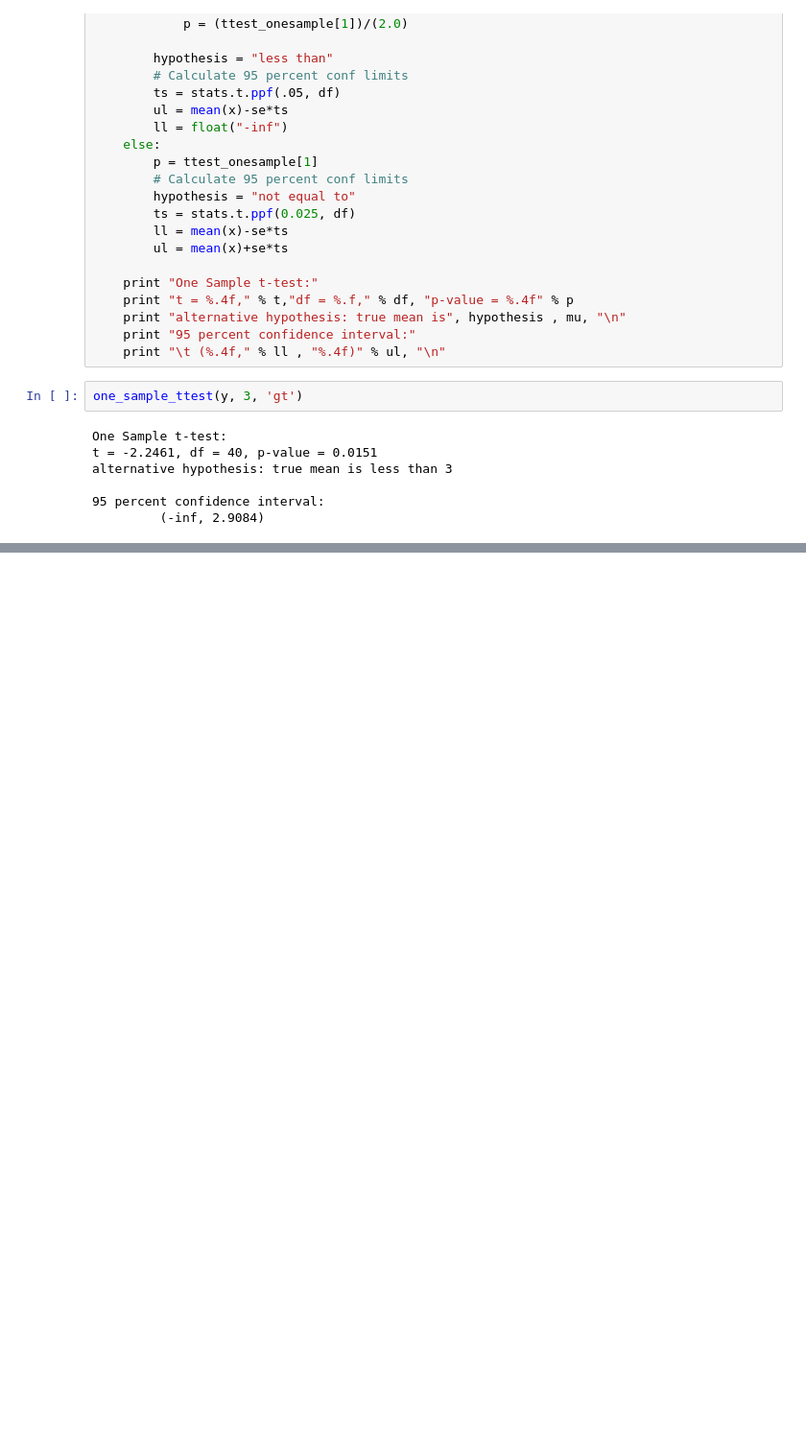
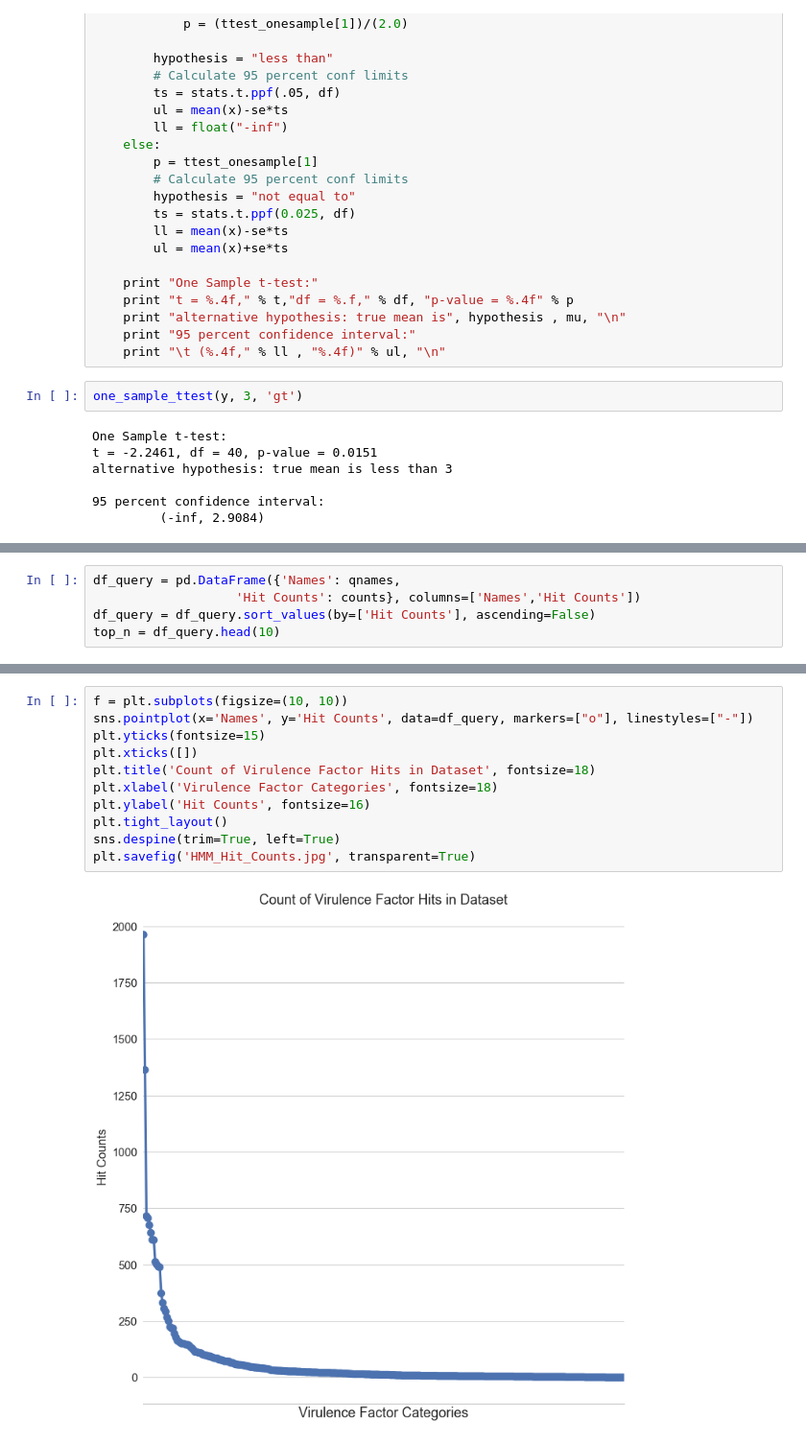
Before and after one commit to glickmac/VF_HMM, a Jupyter notebook: Virulence_HMMs/HMM_Paser.ipynb, the cells around one changed output, grey strips where cells are left out. Shown: that part at 96% size. Drawn from its saved outputs; the diff is of its cells as text; blank space fills up the shorter version.

```diff
--- a/Virulence_HMMs/HMM_Paser.ipynb
+++ b/Virulence_HMMs/HMM_Paser.ipynb
@@ -453,0 +564,5 @@ ValueError: invalid literal for int() with base 16: 'Z1'
+# %%
+df_query = pd.DataFrame({'Names': qnames,
+                   'Hit Counts': counts}, columns=['Names','Hit Counts'])
+df_query = df_query.sort_values(by=['Hit Counts'], ascending=False)
+top_n = df_query.head(10)
@@ -453,0 +578,13 @@ ValueError: invalid literal for int() with base 16: 'Z1'
+# %%
+f = plt.subplots(figsize=(10, 10))
+sns.pointplot(x='Names', y='Hit Counts', data=df_query, markers=["o"], linestyles=["-"])
+plt.yticks(fontsize=15)
+plt.xticks([])
+plt.title('Count of Virulence Factor Hits in Dataset', fontsize=18)
+plt.xlabel('Virulence Factor Categories', fontsize=18)
+plt.ylabel('Hit Counts', fontsize=16)
+plt.tight_layout()
+sns.despine(trim=True, left=True)
+plt.savefig('HMM_Hit_Counts.jpg', transparent=True)
+# %% [output]
+[figure, added]
```
Also changed, not shown: parts of 24 cells of this notebook, 3 other files.
